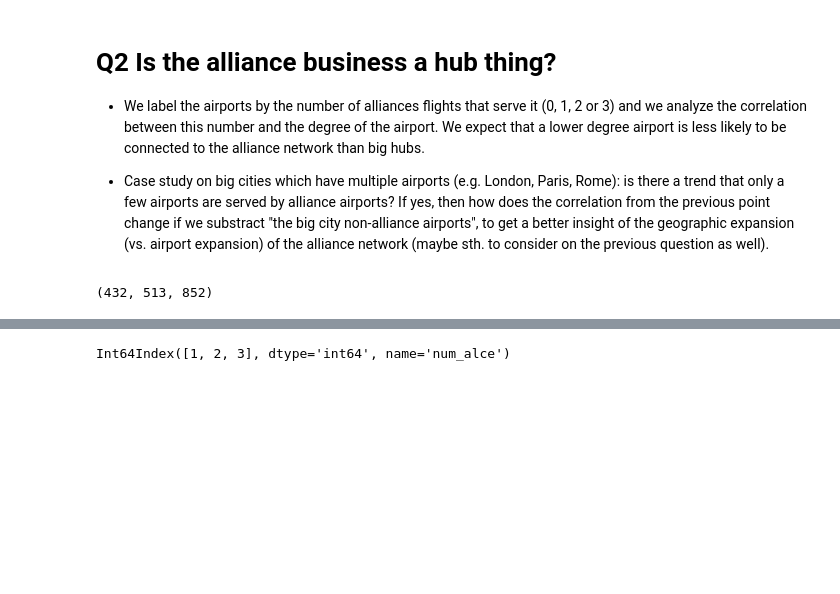
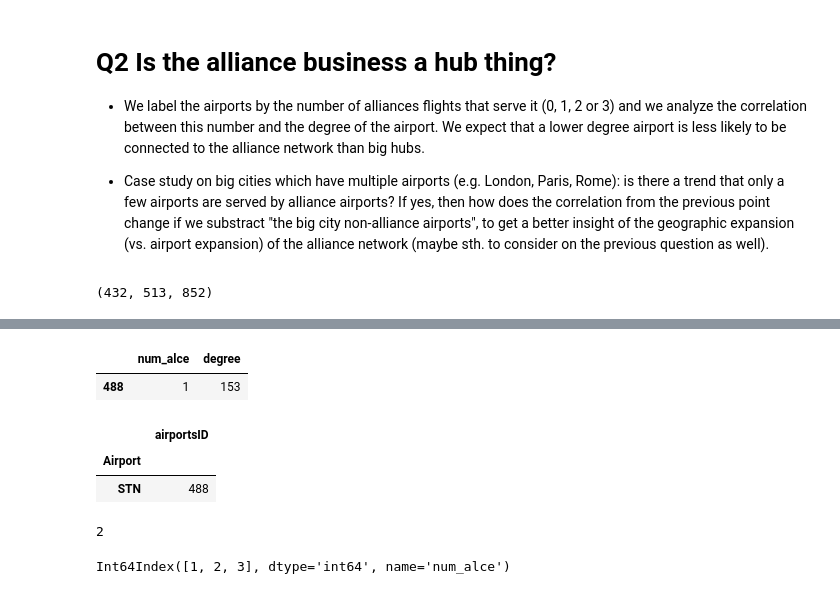
Before and after one commit to nicolasFontbonne/Project_ntds, a Jupyter notebook: main_marie.ipynb, the cells around one changed output, grey strips where cells are left out. Saved outputs shown, nothing was run; the diff lists cells and outputs as text; code cells hidden in the pictures; blank space fills up the shorter version.

```diff
--- a/main_marie.ipynb
+++ b/main_marie.ipynb
@@ -550,3 +473,21 @@ df_alce.head()
+# %%
+# find the airport with num_alce == 1 and degree above 100
+df_all = pd.DataFrame({'num_alce': airport_num_alce, 'degree': degree_all})
+df_all[(df_all.num_alce == 1) & (df_all.degree > 90)]
+# %% [output]
+|  | num_alce | degree |
+| 488 | 1 | 153 |
+# %%
+airportsID[airportsID.airportsID == 488]
+# %% [output]
+|  | airportsID |
+| Airport |  |
+| STN | 488 |
+# %%
+# which alliance
+np.sum(adjacency[488,:,3])
+# %% [output]
+2
 # %%
 alce_median = df_alce.groupby('num_alce').median()
 alce_mean = df_alce.groupby('num_alce').mean()
```
Also changed, not shown: parts of 21 cells of this notebook, 1 other file.
